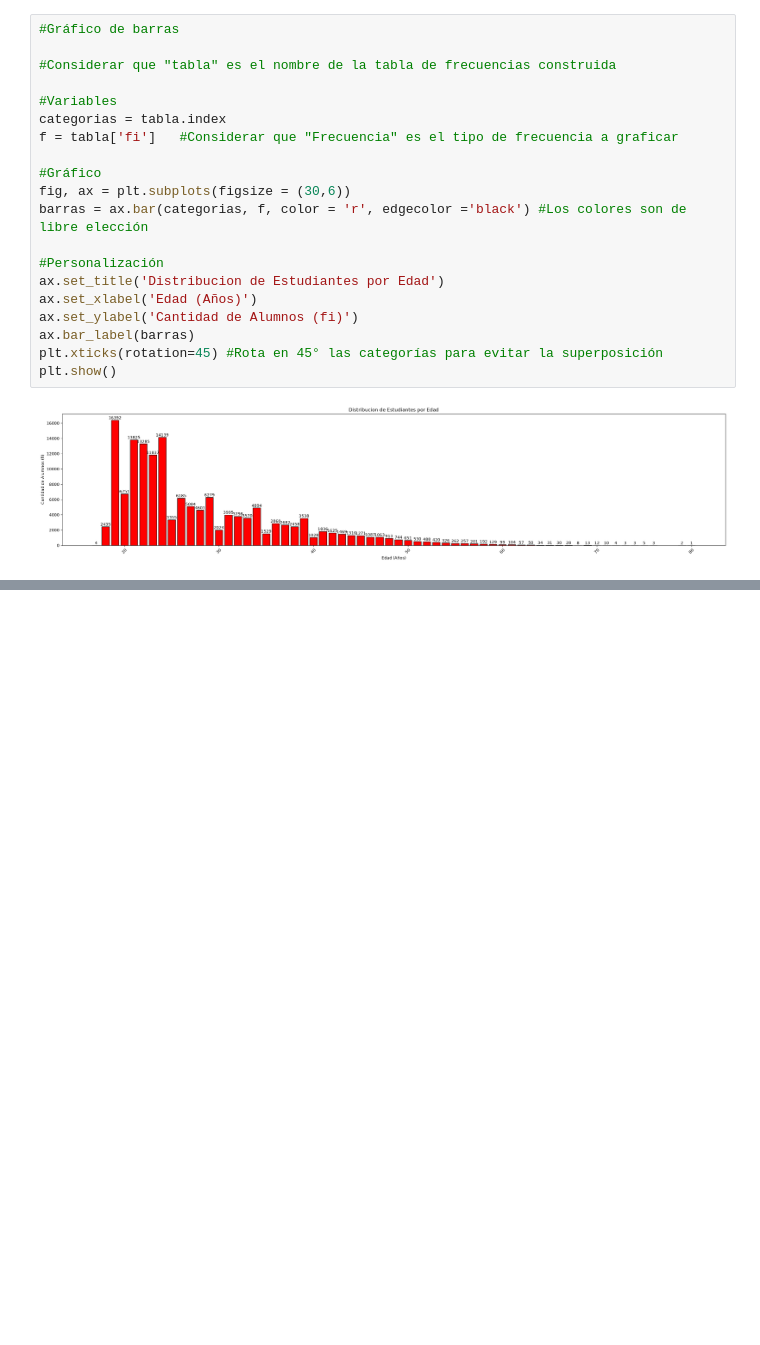
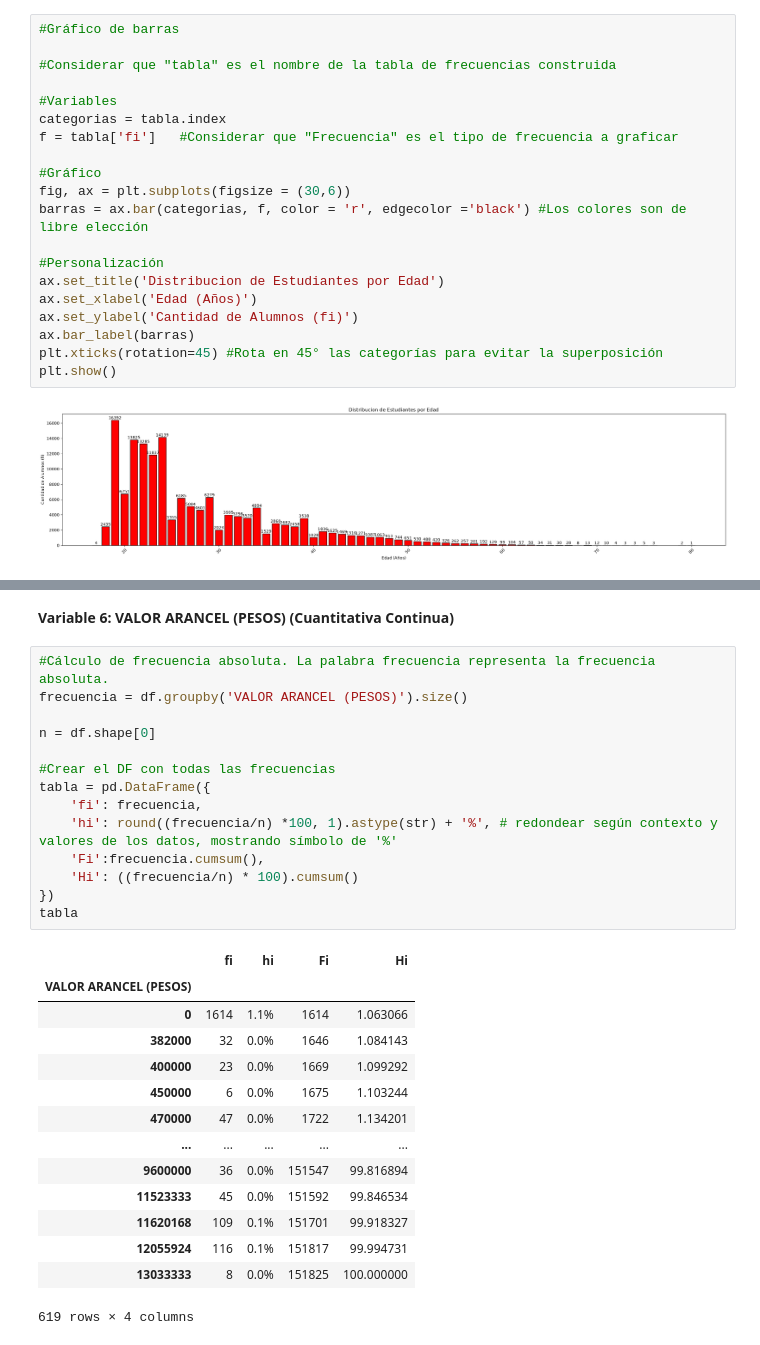
Before and after one commit to Joweeell/TrabajoPractico, a Jupyter notebook: Solucion.ipynb, the cells around one changed output, grey strips where cells are left out. Cells and saved outputs as stored; diff of their text form; blank space fills up the shorter version.

```diff
--- a/Solucion.ipynb
+++ b/Solucion.ipynb
@@ -263,0 +378,31 @@ plt.show()
+# %% [markdown]
+**Variable 6: VALOR ARANCEL (PESOS) (Cuantitativa Continua)**
+# %%
+#Cálculo de frecuencia absoluta. La palabra frecuencia representa la frecuencia absoluta.
+frecuencia = df.groupby('VALOR ARANCEL (PESOS)').size()
+
+n = df.shape[0]
+
+#Crear el DF con todas las frecuencias
+tabla = pd.DataFrame({
+    'fi': frecuencia,
+    'hi': round((frecuencia/n) *100, 1).astype(str) + '%', # redondear según contexto y valores de los datos, mostrando símbolo de '%'
+    'Fi':frecuencia.cumsum(),
+    'Hi': ((frecuencia/n) * 100).cumsum()
+})
+tabla
+# %% [output]
+|  | fi | hi | Fi | Hi |
+| VALOR ARANCEL (PESOS) |  |  |  |  |
+| 0 | 1614 | 1.1% | 1614 | 1.063066 |
+| 382000 | 32 | 0.0% | 1646 | 1.084143 |
+| 400000 | 23 | 0.0% | 1669 | 1.099292 |
+| 450000 | 6 | 0.0% | 1675 | 1.103244 |
+| 470000 | 47 | 0.0% | 1722 | 1.134201 |
+| ... | ... | ... | ... | ... |
+| 9600000 | 36 | 0.0% | 151547 | 99.816894 |
+| 11523333 | 45 | 0.0% | 151592 | 99.846534 |
+| 11620168 | 109 | 0.1% | 151701 | 99.918327 |
+| 12055924 | 116 | 0.1% | 151817 | 99.994731 |
+| 13033333 | 8 | 0.0% | 151825 | 100.000000 |
+619 rows × 4 columns
```
Also changed, not shown: parts of 15 cells of this notebook.
